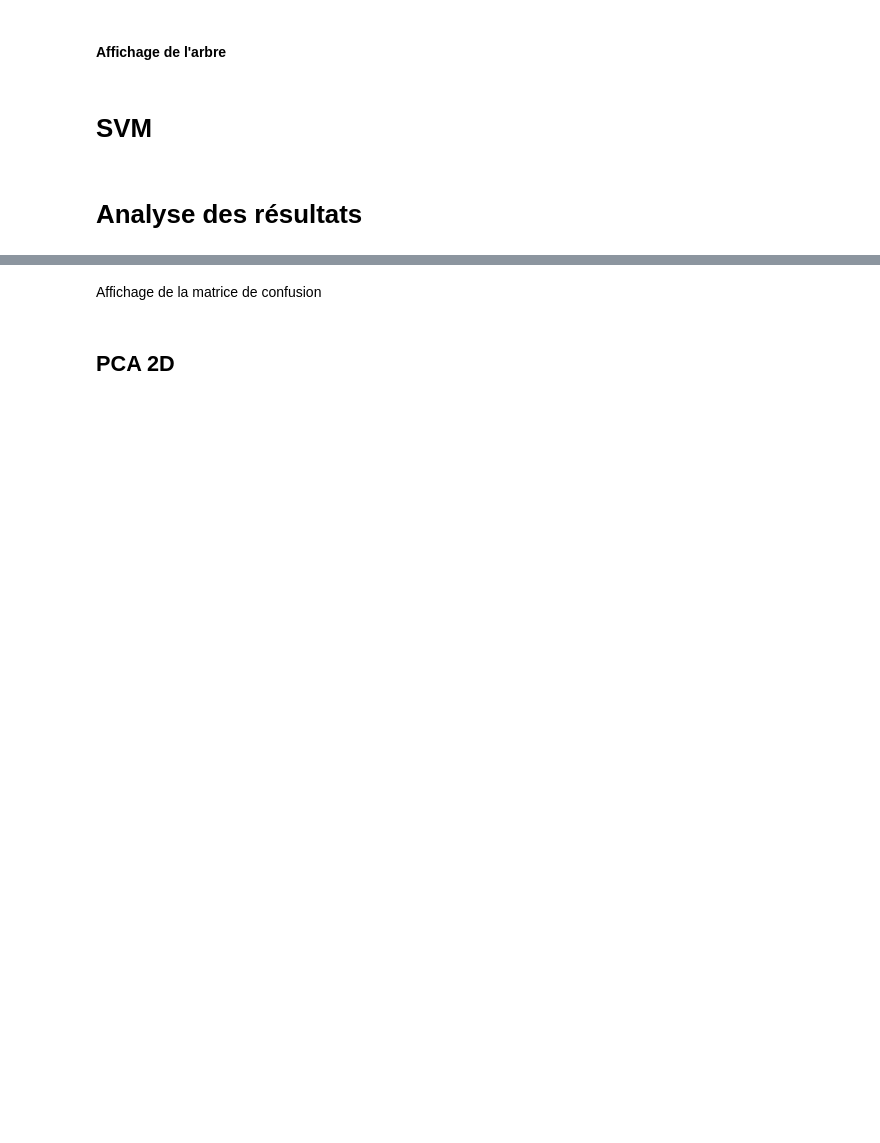
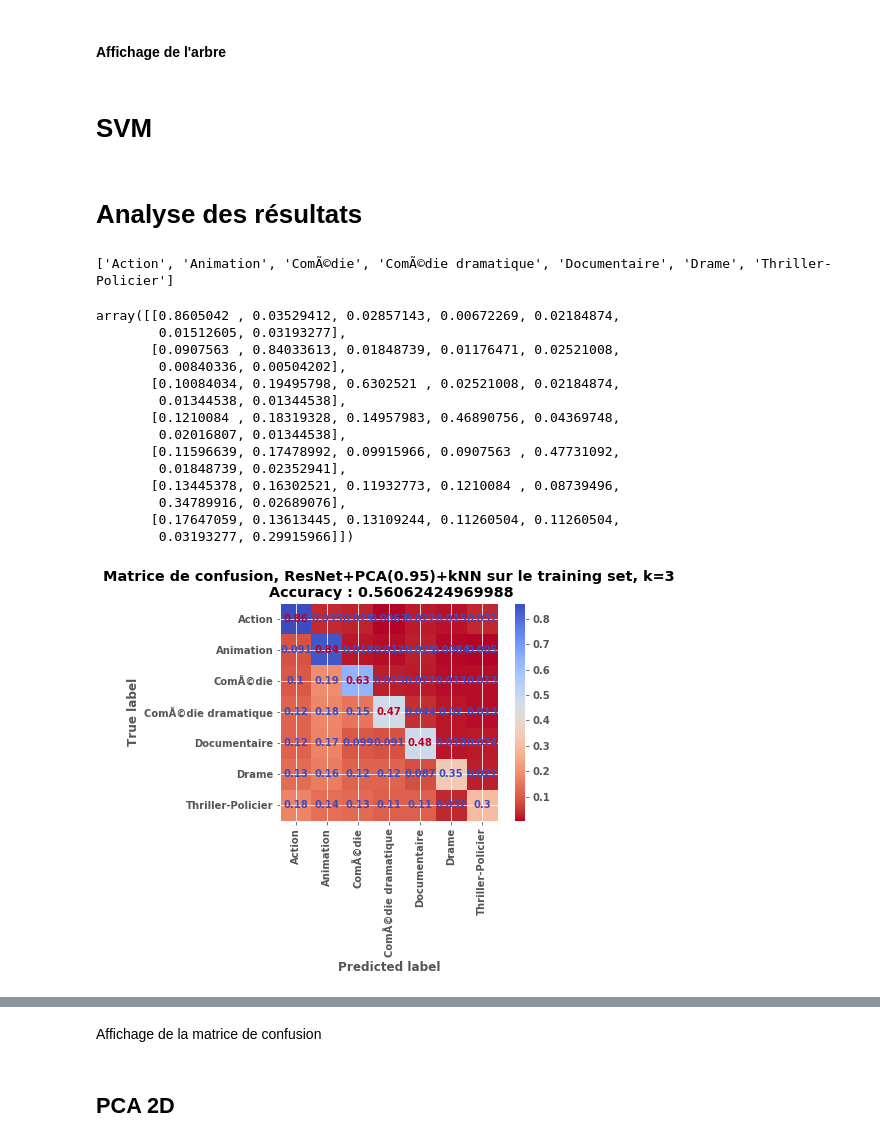
Before and after one commit to vloison/Projet_de_departement, a Jupyter notebook: moviegenre/resnet_knn.ipynb, the cells around one changed output, grey strips where cells are left out. Cells and saved outputs as stored; diff of their text form; code cells hidden in the pictures; blank space fills up the shorter version.

```diff
--- a/moviegenre/resnet_knn.ipynb
+++ b/moviegenre/resnet_knn.ipynb
@@ -64,4 +62,4 @@ SC.fit(train_features_resnet)
 train_features_resnet_stand = SC.transform(train_features_resnet)
 test_features_resnet_stand = SC.transform(test_features_resnet)
 # %%
-pca_resnet.fit(train_features_resnet_stand)
+pca_resnet.fit(train_features_resnet)
@@ -68,8 +69,8 @@ pca_resnet.fit(train_features_resnet_stand)
 # %%
-# train_resnet_pca = pca_resnet.transform(train_features_resnet)
-# test_resnet_pca = pca_resnet.transform(test_features_resnet)
+train_resnet_pca = pca_resnet.transform(train_features_resnet)
+test_resnet_pca = pca_resnet.transform(test_features_resnet)
 
-train_resnet_pca = pca_resnet.transform(train_features_resnet_stand)
-test_resnet_pca = pca_resnet.transform(test_features_resnet_stand)
+#train_resnet_pca = pca_resnet.transform(train_features_resnet_stand)
+#test_resnet_pca = pca_resnet.transform(test_features_resnet_stand)
 # %%
 print(train_features_resnet.shape[1], train_resnet_pca.shape[1])
@@ -78,6 +81,6 @@ print(train_features_resnet.shape[1], train_resnet_pca.shape[1])
 # %%
 from knn.knn import KNN
 
-k = 7
+k = 3
 knn = KNN(k)
-knn.fit(train_features_resnet, train_genres)
+knn.fit(train_resnet_pca, train_genres)
@@ -246,7 +256,7 @@ svc.fit(train_resnet_pca, train_genres)
 from utils.accuracy import mono_label
 
 predicted_genres = svc.predict(test_resnet_pca)
-mono_label(test_genres, predicted_genres)
+acc = mono_label(test_genres, predicted_genres)
 # %% [markdown]
 # Analyse des résultats
 # %%
@@ -257,8 +267,25 @@ class_names = {config['genres'][k]: k for k in config['genres'].keys()}
 # %%
 from utils.display.results_display import ConfusionMatrix_display
 
-title = 'ResNet+kNN, k='+str(k)
+title = 'ResNet+PCA(0.95)+kNN, k='+str(k)+'\n Accuracy : '+ str(acc)
 ConfusionMatrix_display(test_genres, predicted_genres, config['genres'], title)
+# %% [output]
+['Action', 'Animation', 'ComÃ©die', 'ComÃ©die dramatique', 'Documentaire', 'Drame', 'Thriller-Policier']
+array([[0.8605042 , 0.03529412, 0.02857143, 0.00672269, 0.02184874,
+        0.01512605, 0.03193277],
+       [0.0907563 , 0.84033613, 0.01848739, 0.01176471, 0.02521008,
+        0.00840336, 0.00504202],
+       [0.10084034, 0.19495798, 0.6302521 , 0.02521008, 0.02184874,
+        0.01344538, 0.01344538],
+       [0.1210084 , 0.18319328, 0.14957983, 0.46890756, 0.04369748,
+        0.02016807, 0.01344538],
+       [0.11596639, 0.17478992, 0.09915966, 0.0907563 , 0.47731092,
+        0.01848739, 0.02352941],
+       [0.13445378, 0.16302521, 0.11932773, 0.1210084 , 0.08739496,
+        0.34789916, 0.02689076],
+       [0.17647059, 0.13613445, 0.13109244, 0.11260504, 0.11260504,
+        0.03193277, 0.29915966]])
+[figure, added]
 # %%
 from utils.display.results_display import histogram
 
```
Also changed, not shown: parts of 8 cells of this notebook, 17 other files.
